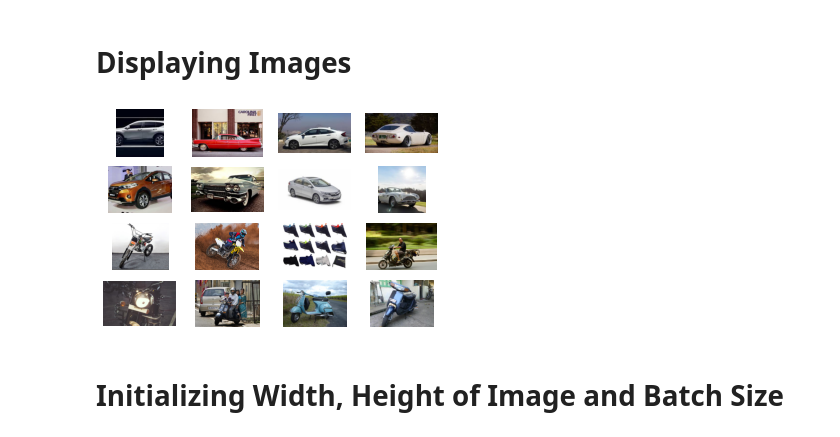
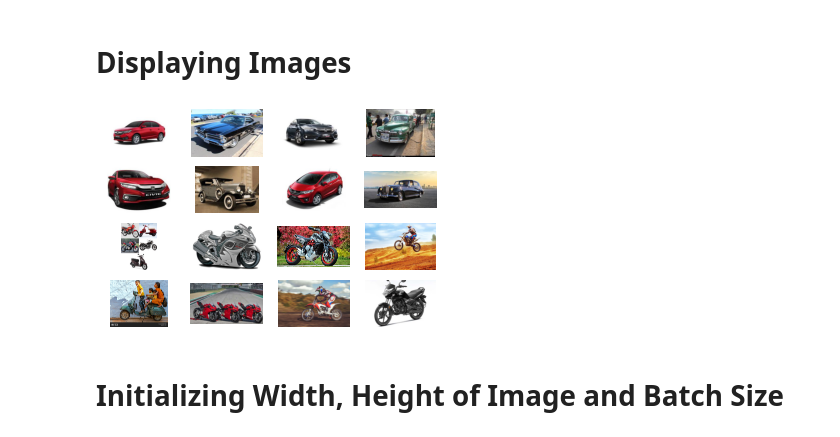
Before and after one commit to lakshmansamvith/Wheeler-Classifier, a Jupyter notebook: WheelerClassifier.ipynb, the cells around one changed output. Saved outputs shown, nothing was run; the diff lists cells and outputs as text; code cells hidden in the pictures.

```diff
--- a/WheelerClassifier.ipynb
+++ b/WheelerClassifier.ipynb
@@ -27,26 +27,25 @@ validation_dir = '/content/drive/My Drive/Wheeler Classifier/Validation'
 # %%
 %matplotlib inline
 import os
 import matplotlib.pyplot as plt
 import matplotlib.image as mpimg
 
 fourw_tp = os.path.join(training_dir, 'Four Wheeler')
-fourw_images = (os.listdir(fourw_tp)[:8])
+fourw_images = (os.listdir(fourw_tp)[8:16])
 twow_tp = os.path.join(training_dir, 'Two Wheeler')
-twow_images = os.listdir(twow_tp)[:8]
+twow_images = os.listdir(twow_tp)[8:16]
 
 
 four_wheeler_pic = [os.path.join(fourw_tp, fname) for fname in fourw_images ]
 two_wheeler_pic = [os.path.join(twow_tp, fname) for fname in twow_images ]
 
 for num, path in enumerate(four_wheeler_pic + two_wheeler_pic):
-  # Set up subplot; subplot indices start at 1
-  subplot = plt.subplot(4, 4, num + 1)
+  subplot = plt.subplot(4, 4,  num + 1)
   subplot.axis('Off')
   img = mpimg.imread(path)
   plt.imshow(img)
 # %% [output]
-[figure, old version]
+[figure, new version]
 # %% [markdown]
 # Initializing Width, Height of Image and Batch Size
 # %%
```
